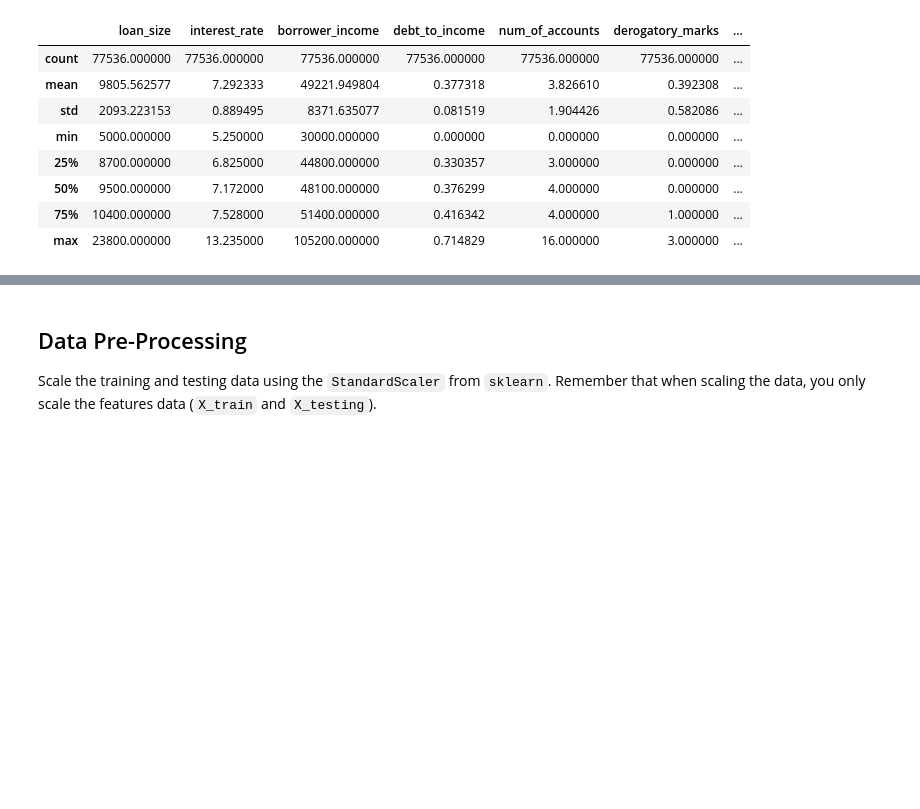
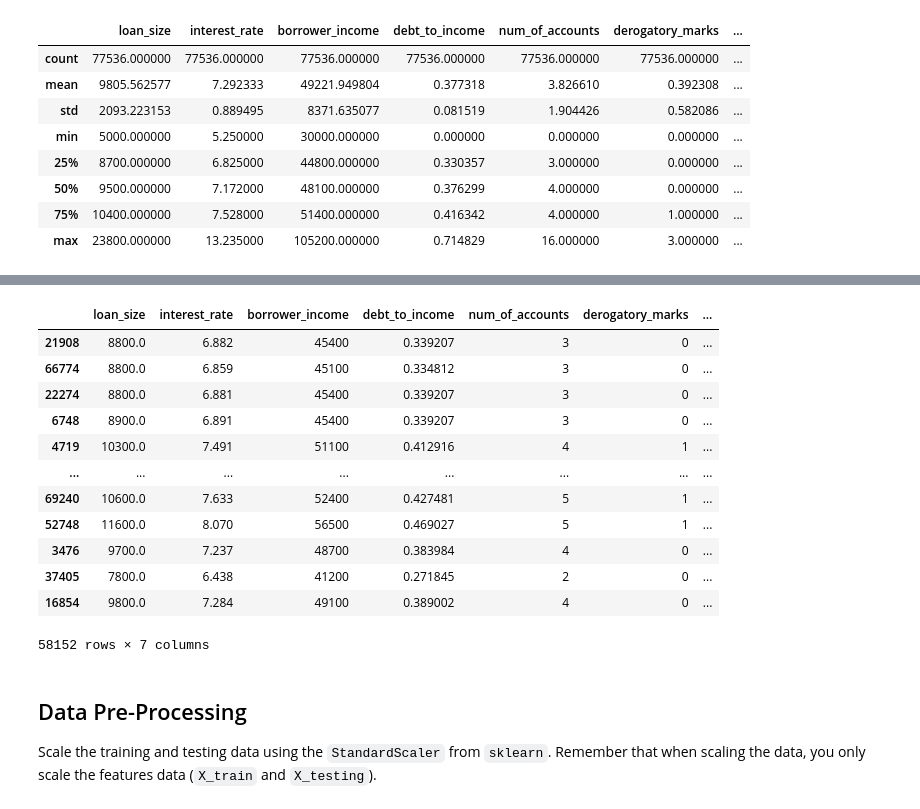
Before and after one commit to Blandine91/Risky-Business, a Jupyter notebook: credit_risk_resampling.ipynb, the cells around one changed output, grey strips where cells are left out. Drawn from its saved outputs; the diff is of its cells as text; code cells hidden in the pictures; blank space fills up the shorter version.

```diff
--- a/credit_risk_resampling.ipynb
+++ b/credit_risk_resampling.ipynb
@@ -32,0 +46,4 @@ y = df['loan_size'].values.reshape(-1, 1)
+# %%
+# Create our target
+y = df[["loan_status"]]
+y
@@ -55,3 +88,19 @@ NameError: name 'train_test_split' is not defined
+# %%
+X_train
+# %% [output]
+|  | loan_size | interest_rate | borrower_income | debt_to_income | num_of_accounts | derogatory_marks | ... |
+| 21908 | 8800.0 | 6.882 | 45400 | 0.339207 | 3 | 0 | ... |
+| 66774 | 8800.0 | 6.859 | 45100 | 0.334812 | 3 | 0 | ... |
+| 22274 | 8800.0 | 6.881 | 45400 | 0.339207 | 3 | 0 | ... |
+| 6748 | 8900.0 | 6.891 | 45400 | 0.339207 | 3 | 0 | ... |
+| 4719 | 10300.0 | 7.491 | 51100 | 0.412916 | 4 | 1 | ... |
+| ... | ... | ... | ... | ... | ... | ... | ... |
+| 69240 | 10600.0 | 7.633 | 52400 | 0.427481 | 5 | 1 | ... |
+| 52748 | 11600.0 | 8.070 | 56500 | 0.469027 | 5 | 1 | ... |
+| 3476 | 9700.0 | 7.237 | 48700 | 0.383984 | 4 | 0 | ... |
+| 37405 | 7800.0 | 6.438 | 41200 | 0.271845 | 2 | 0 | ... |
+| 16854 | 9800.0 | 7.284 | 49100 | 0.389002 | 4 | 0 | ... |
+58152 rows × 7 columns
 # %% [markdown]
 ## Data Pre-Processing
 
```
Also changed, not shown: parts of 33 cells of this notebook.
